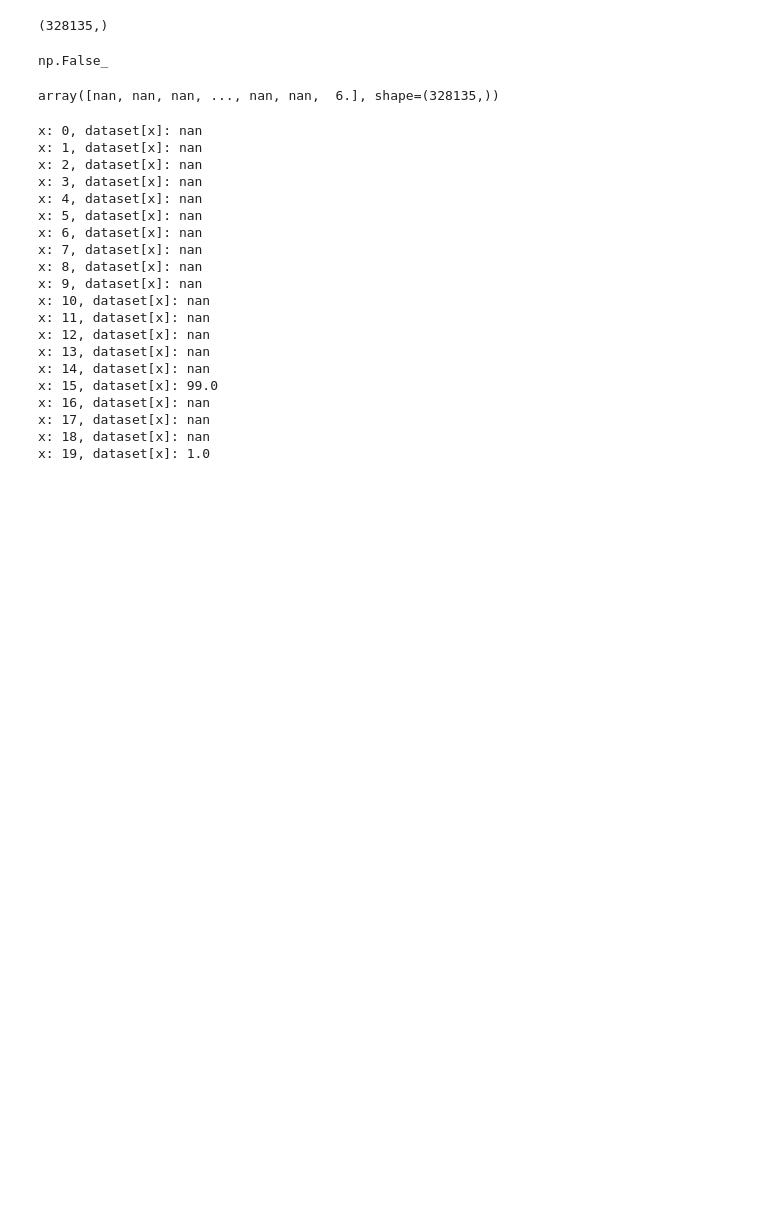
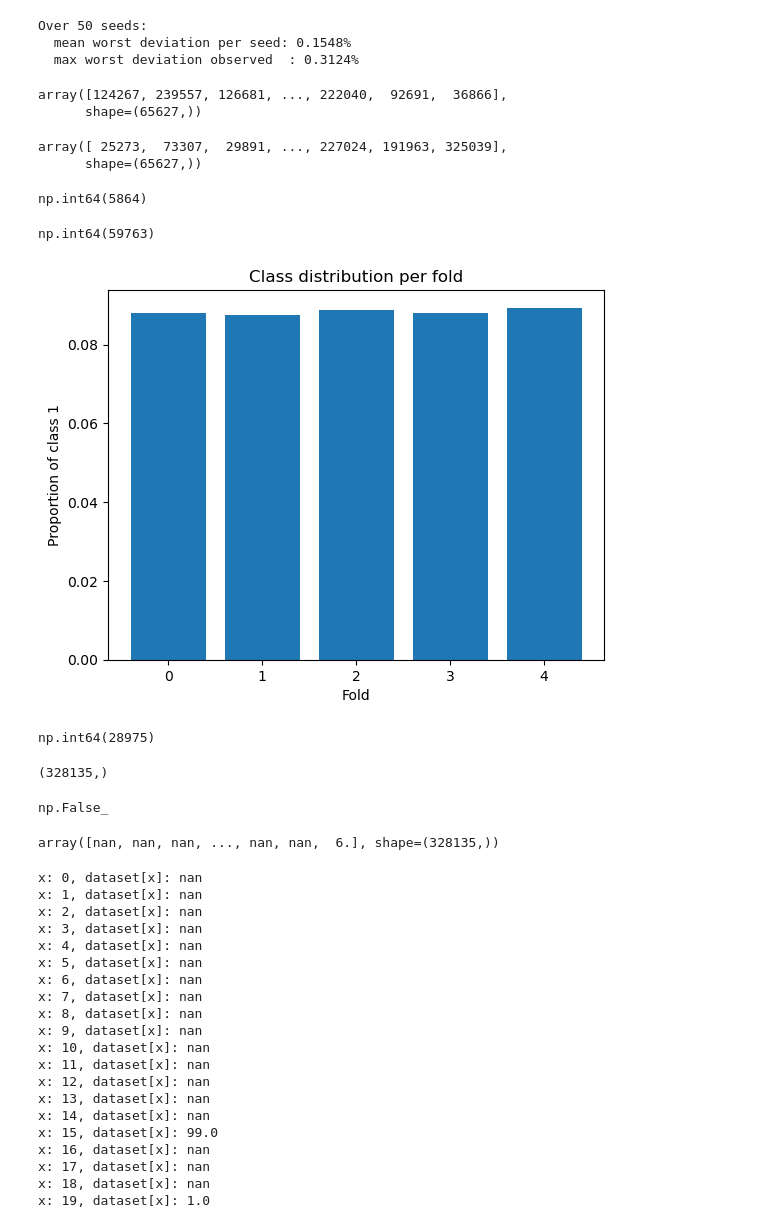
Before and after one commit to FTognina/ML.P1, a Jupyter notebook: project_script/test.ipynb, the cells around one changed output. Cells and saved outputs as stored; diff of their text form; code cells hidden in the pictures; blank space fills up the shorter version.

```diff
--- a/project_script/test.ipynb
+++ b/project_script/test.ipynb
@@ -143,0 +166,2 @@ dataset = load_data_col('../data/dataset/x_train.csv', cols=225)
+# %%
+y_full = load_data_col('../data/dataset/y_train.csv', cols=(1))
@@ -144,3 +227,71 @@ dataset = load_data_col('../data/dataset/x_train.csv', cols=225)
+# %%
+k_fold = 5
+seed = 10
+k_indices = build_k_indices(y_full, k_fold, seed)
+# %%
+import numpy as np
+
+def max_ratio_deviation(y, k_indices):
+    vals, cnts = np.unique(y, return_counts=True)
+    overall = dict(zip(vals, cnts / cnts.sum()))
+    worst = 0.0
+    for idx in k_indices:
+        v, c = np.unique(y[idx], return_counts=True)
+        r = dict(zip(v, c / c.sum()))
+        for cls, r_overall in overall.items():
+            worst = max(worst, abs(r.get(cls, 0.0) - r_overall))
+    return worst
+
+k_fold = 5
+NTEST = 50
+worsts = []
+for seed in range(1, NTEST+1):
+    k_idx = build_k_indices(y_full, k_fold, seed)
+    worsts.append(max_ratio_deviation(y_full, k_idx))
+
+print(f"Over {NTEST} seeds:")
+print(f"  mean worst deviation per seed: {np.mean(worsts):.4%}")
+print(f"  max worst deviation observed  : {np.max(worsts):.4%}")
+# %% [output]
+Over 50 seeds:
+  mean worst deviation per seed: 0.1548%
+  max worst deviation observed  : 0.3124%
+# %%
+k_indices[0]
+# %% [output]
+array([124267, 239557, 126681, ..., 222040,  92691,  36866],
+      shape=(65627,))
+# %%
+k_indices[1]
+# %% [output]
+array([ 25273,  73307,  29891, ..., 227024, 191963, 325039],
+      shape=(65627,))
+# %%
+np.sum(y_full[k_indices[4]] == 1)
+# %% [output]
+np.int64(5864)
+# %%
+np.sum(y_full[k_indices[4]] == -1)
+# %% [output]
+np.int64(59763)
+# %%
+import matplotlib.pyplot as plt
+import numpy as np
+
+# assuming y is your labels array and k_indices is from build_stratified_k_indices
+ratios = [np.mean(y_full[fold] == 1) for fold in k_indices]
+
+plt.bar(range(len(k_indices)), ratios)
+plt.xlabel("Fold")
+plt.ylabel("Proportion of class 1")
+plt.title("Class distribution per fold")
+plt.show()
+# %% [output]
+[figure, added]
+# %%
+np.sum(y_train_full == 1)
+# %% [output]
+np.int64(28975)
 # %%
 dataset.shape
 # %% [output]
```
Also changed, not shown: parts of 7 cells of this notebook, 6 other files.
